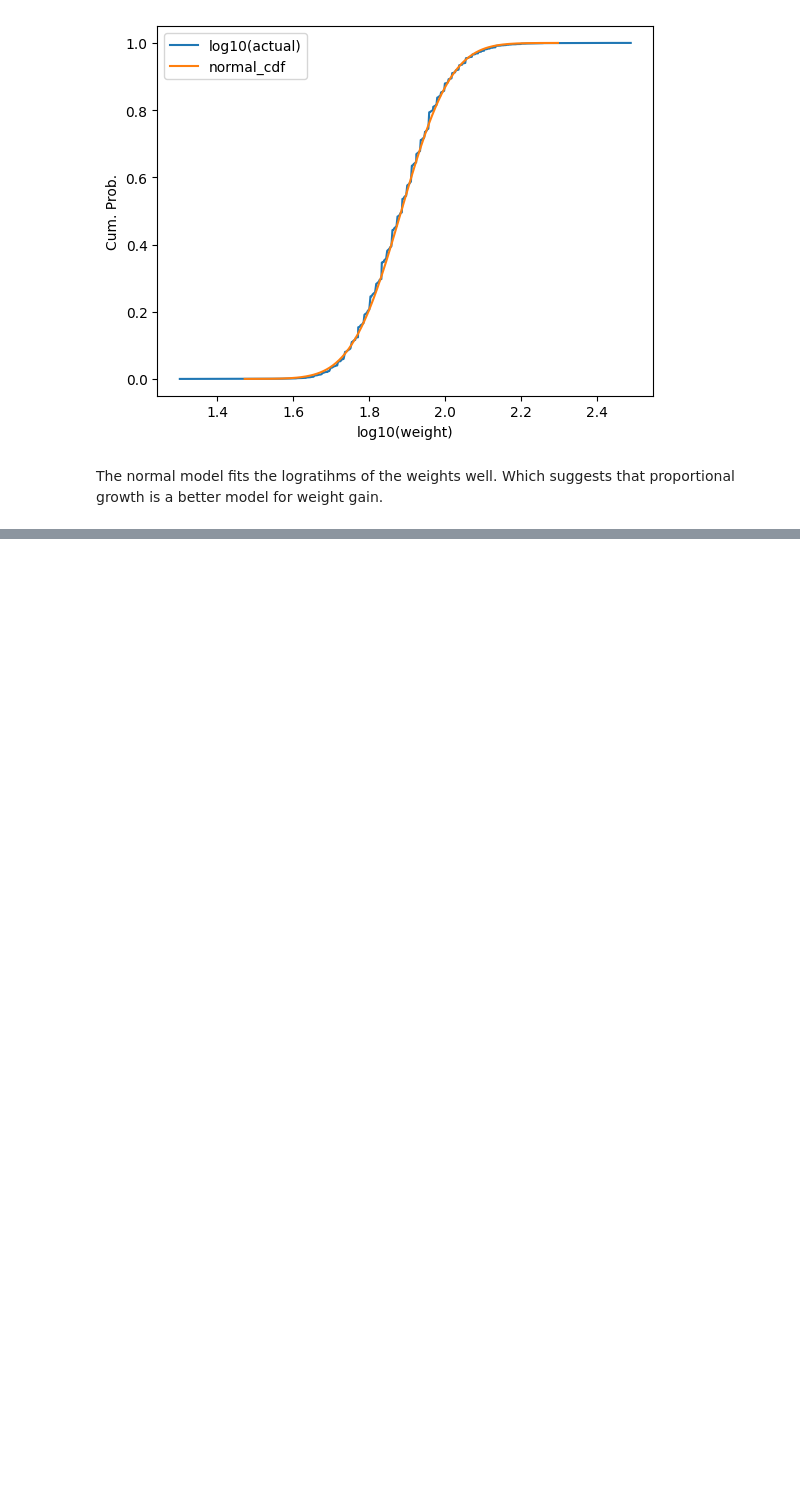
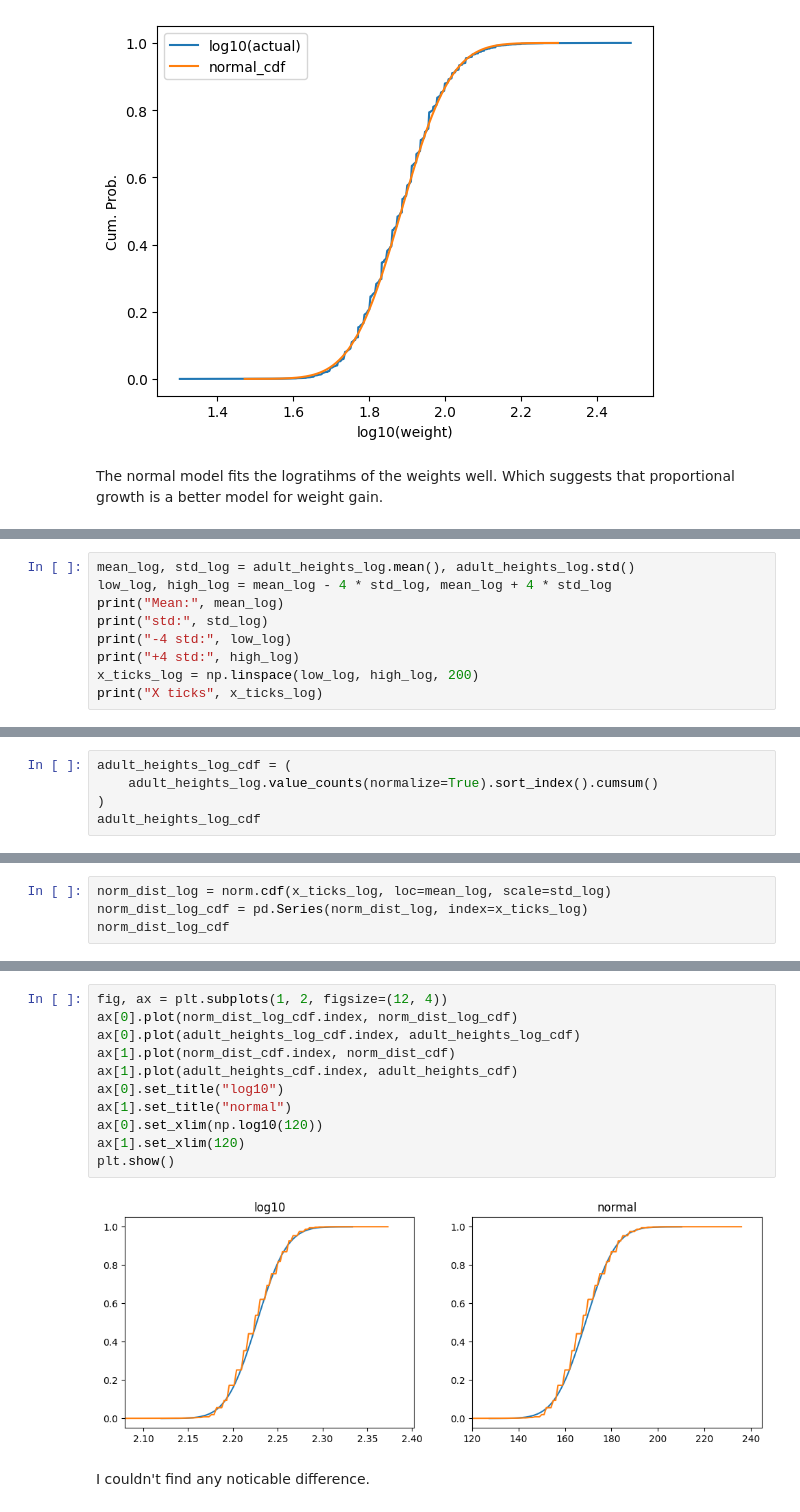
Before and after one commit to dybdeskarphet/statistics, a Jupyter notebook: notes/think_stats/05_modeling_distributions.ipynb, the cells around one changed output, grey strips where cells are left out. Drawn from its saved outputs; the diff is of its cells as text; blank space fills up the shorter version.

```diff
--- a/notes/think_stats/05_modeling_distributions.ipynb
+++ b/notes/think_stats/05_modeling_distributions.ipynb
@@ -1118,0 +1238,9 @@ The normal model fits the logratihms of the weights well. Which suggests that pr
+# %%
+mean_log, std_log = adult_heights_log.mean(), adult_heights_log.std()
+low_log, high_log = mean_log - 4 * std_log, mean_log + 4 * std_log
+print("Mean:", mean_log)
+print("std:", std_log)
+print("-4 std:", low_log)
+print("+4 std:", high_log)
+x_ticks_log = np.linspace(low_log, high_log, 200)
+print("X ticks", x_ticks_log)
@@ -1118,0 +1265,5 @@ The normal model fits the logratihms of the weights well. Which suggests that pr
+# %%
+adult_heights_log_cdf = (
+    adult_heights_log.value_counts(normalize=True).sort_index().cumsum()
+)
+adult_heights_log_cdf
@@ -1118,0 +1284,4 @@ The normal model fits the logratihms of the weights well. Which suggests that pr
+# %%
+norm_dist_log = norm.cdf(x_ticks_log, loc=mean_log, scale=std_log)
+norm_dist_log_cdf = pd.Series(norm_dist_log, index=x_ticks_log)
+norm_dist_log_cdf
@@ -1118,0 +1301,15 @@ The normal model fits the logratihms of the weights well. Which suggests that pr
+# %%
+fig, ax = plt.subplots(1, 2, figsize=(12, 4))
+ax[0].plot(norm_dist_log_cdf.index, norm_dist_log_cdf)
+ax[0].plot(adult_heights_log_cdf.index, adult_heights_log_cdf)
+ax[1].plot(norm_dist_cdf.index, norm_dist_cdf)
+ax[1].plot(adult_heights_cdf.index, adult_heights_cdf)
+ax[0].set_title("log10")
+ax[1].set_title("normal")
+ax[0].set_xlim(np.log10(120))
+ax[1].set_xlim(120)
+plt.show()
+# %% [output]
+[figure, added]
+# %% [markdown]
+I couldn't find any noticable difference.
```
Also changed, not shown: parts of 27 cells of this notebook, 3 other files.
